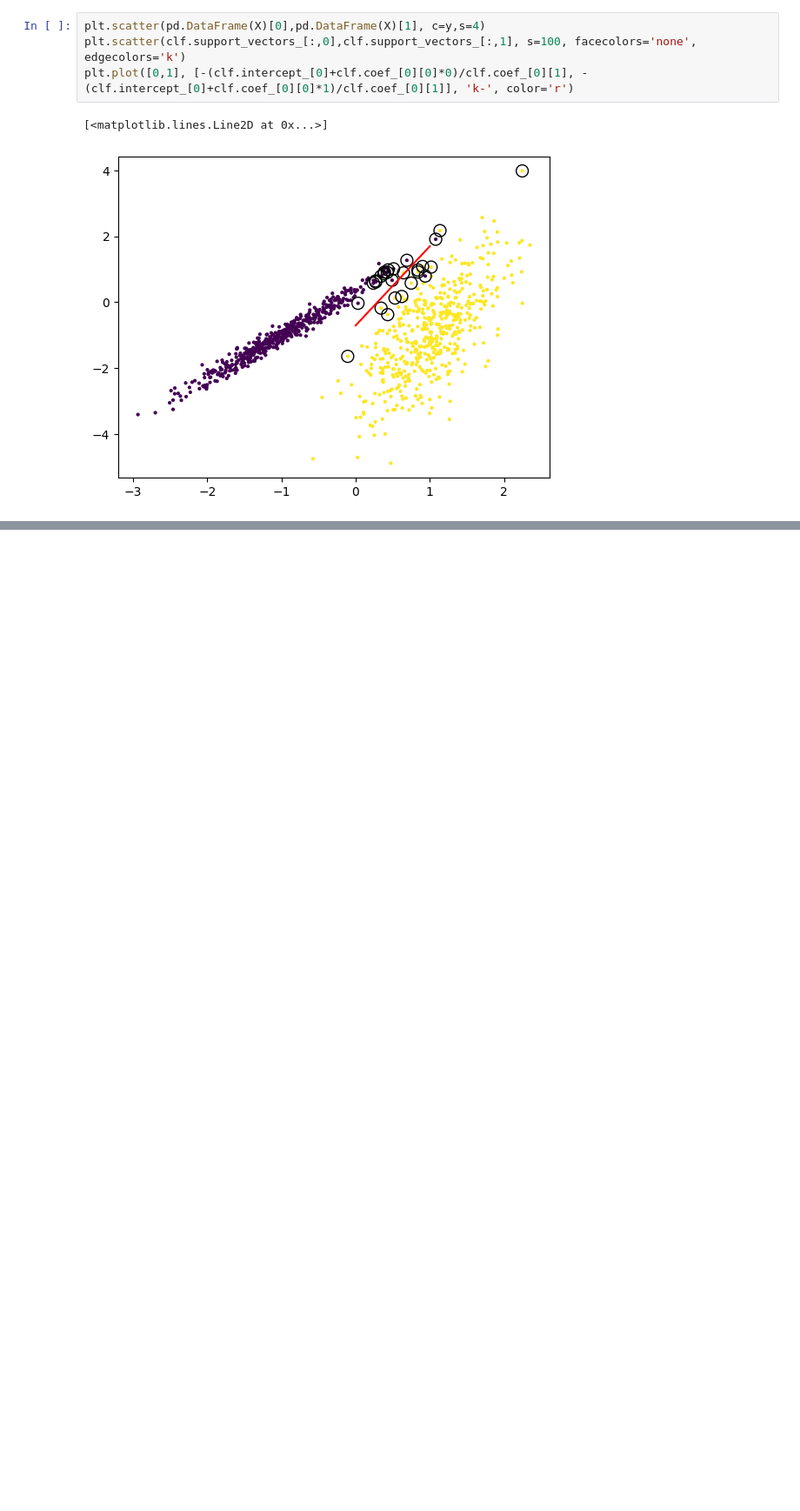
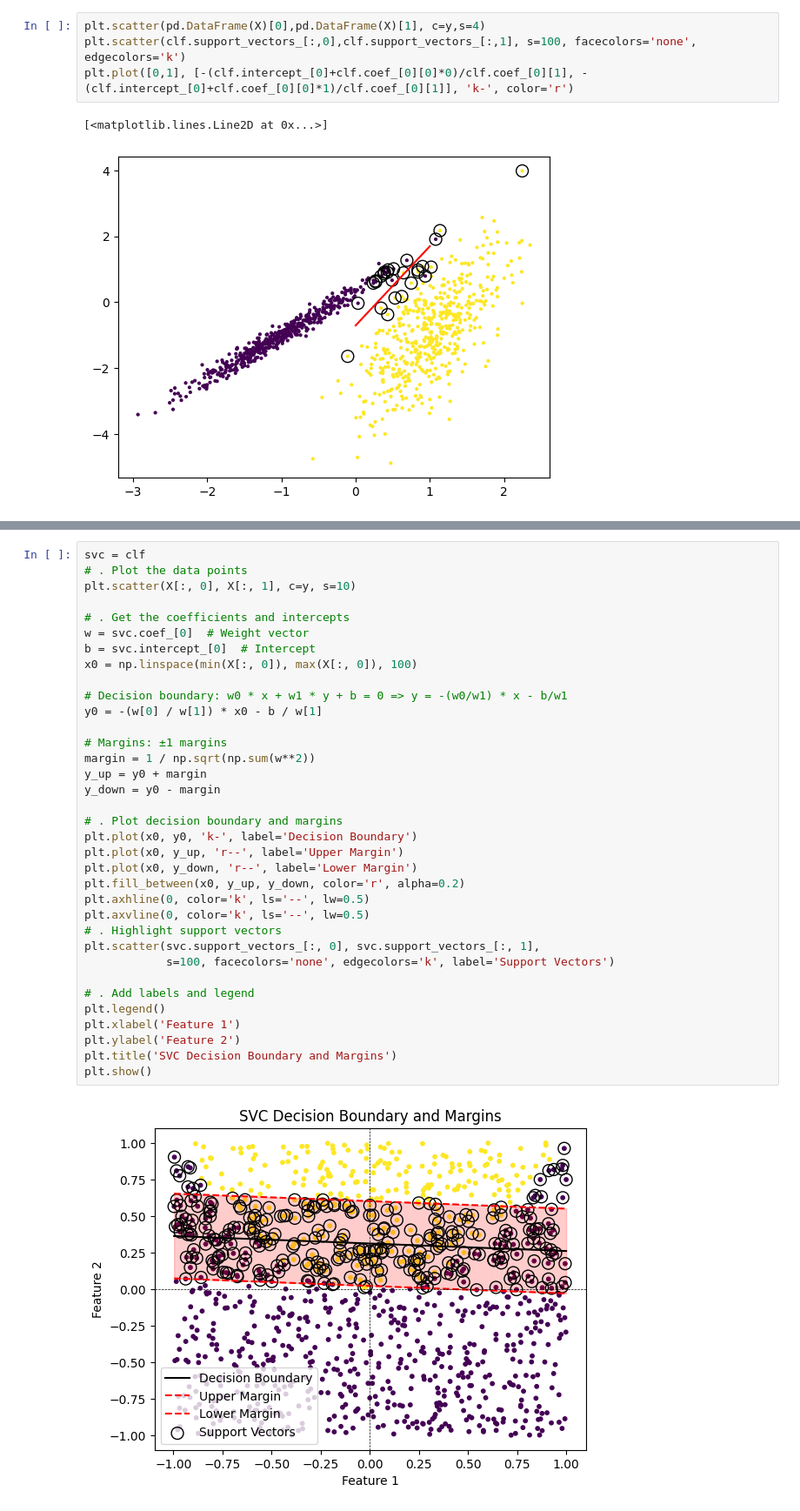
Before and after one commit to Ashok-Prajapati2/Machine-Learning, a Jupyter notebook: SVC.ipynb, the cells around one changed output, grey strips where cells are left out. Shown at 87% size. Drawn from its saved outputs; the diff is of its cells as text; blank space fills up the shorter version.

```diff
--- a/SVC.ipynb
+++ b/SVC.ipynb
@@ -57,0 +155,37 @@ plt.plot([0,1], [-(clf.intercept_[0]+clf.coef_[0][0]*0)/clf.coef_[0][1], -(clf.i
+# %%
+svc = clf
+# . Plot the data points
+plt.scatter(X[:, 0], X[:, 1], c=y, s=10)
+
+# . Get the coefficients and intercepts
+w = svc.coef_[0]  # Weight vector
+b = svc.intercept_[0]  # Intercept
+x0 = np.linspace(min(X[:, 0]), max(X[:, 0]), 100)
+
+# Decision boundary: w0 * x + w1 * y + b = 0 => y = -(w0/w1) * x - b/w1
+y0 = -(w[0] / w[1]) * x0 - b / w[1]
+
+# Margins: ±1 margins
+margin = 1 / np.sqrt(np.sum(w**2))
+y_up = y0 + margin
+y_down = y0 - margin
+
+# . Plot decision boundary and margins
+plt.plot(x0, y0, 'k-', label='Decision Boundary')
+plt.plot(x0, y_up, 'r--', label='Upper Margin')
+plt.plot(x0, y_down, 'r--', label='Lower Margin')
+plt.fill_between(x0, y_up, y_down, color='r', alpha=0.2)
+plt.axhline(0, color='k', ls='--', lw=0.5)
+plt.axvline(0, color='k', ls='--', lw=0.5)
+# . Highlight support vectors
+plt.scatter(svc.support_vectors_[:, 0], svc.support_vectors_[:, 1],
+            s=100, facecolors='none', edgecolors='k', label='Support Vectors')
+
+# . Add labels and legend
+plt.legend()
+plt.xlabel('Feature 1')
+plt.ylabel('Feature 2')
+plt.title('SVC Decision Boundary and Margins')
+plt.show()
+# %% [output]
+[figure, added]
```
Also changed, not shown: parts of 27 cells of this notebook, 1 other file.
